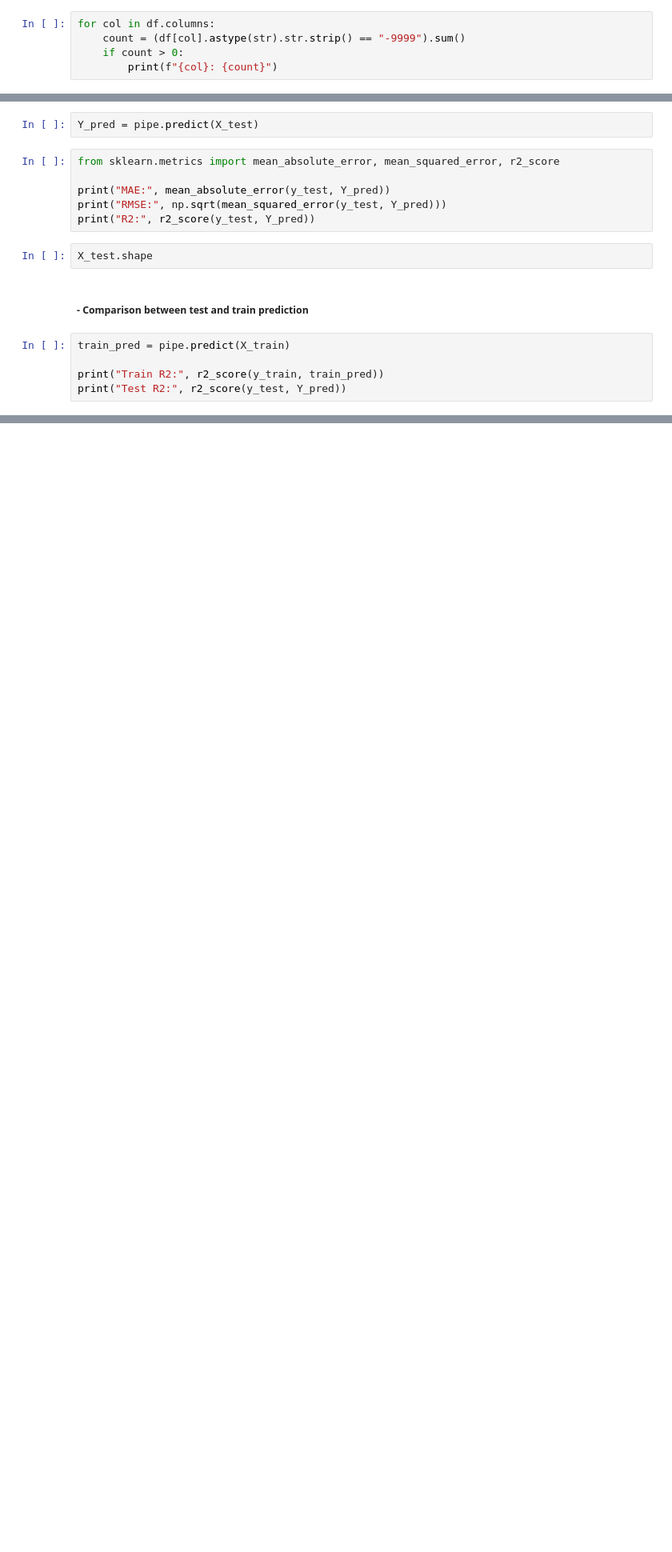
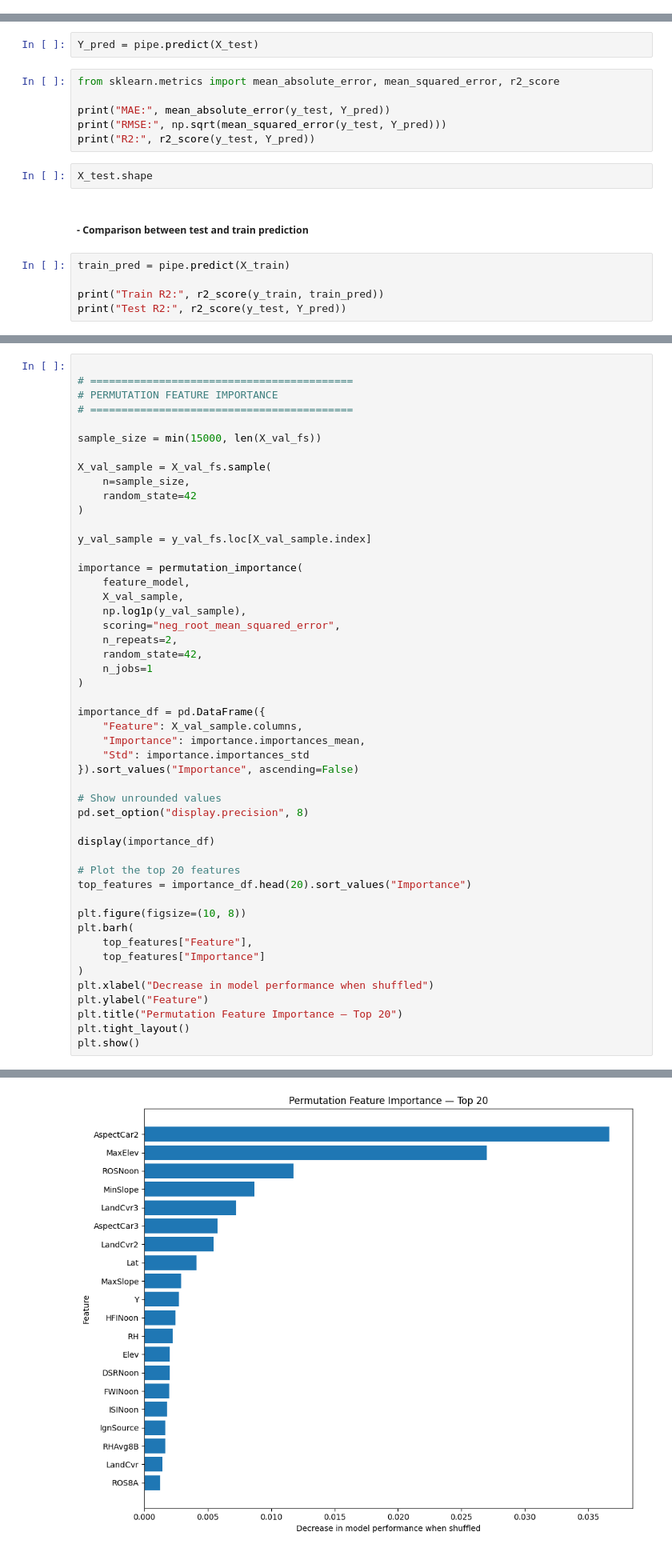
Before and after one commit to simran2104/wildfire-potential-prediction-at-ignition, a Jupyter notebook: wildfire-potential-prediction.ipynb, the cells around one changed output, grey strips where cells are left out. Shown at 80% size. Drawn from its saved outputs; the diff is of its cells as text; blank space fills up the shorter version.

```diff
--- a/wildfire-potential-prediction.ipynb
+++ b/wildfire-potential-prediction.ipynb
@@ -1213,5 +691,0 @@ Name: count, dtype: int64
-# %%
-for col in df.columns:
-    count = (df[col].astype(str).str.strip() == "-9999").sum()
-    if count > 0:
-        print(f"{col}: {count}")
@@ -1819,0 +1276,50 @@ print("Test R2:", r2_score(y_test, Y_pred))
+# %%
+
+# ==========================================
+# PERMUTATION FEATURE IMPORTANCE
+# ==========================================
+
+sample_size = min(15000, len(X_val_fs))
+
+X_val_sample = X_val_fs.sample(
+    n=sample_size,
+    random_state=42
+)
+
+y_val_sample = y_val_fs.loc[X_val_sample.index]
+
+importance = permutation_importance(
+    feature_model,
+    X_val_sample,
+    np.log1p(y_val_sample),
+    scoring="neg_root_mean_squared_error",
+    n_repeats=2,
+    random_state=42,
+    n_jobs=1
+)
+
+importance_df = pd.DataFrame({
+    "Feature": X_val_sample.columns,
+    "Importance": importance.importances_mean,
+    "Std": importance.importances_std
+}).sort_values("Importance", ascending=False)
+
+# Show unrounded values
+pd.set_option("display.precision", 8)
+
+display(importance_df)
+
+# Plot the top 20 features
+top_features = importance_df.head(20).sort_values("Importance")
+
+plt.figure(figsize=(10, 8))
+plt.barh(
+    top_features["Feature"],
+    top_features["Importance"]
+)
+plt.xlabel("Decrease in model performance when shuffled")
+plt.ylabel("Feature")
+plt.title("Permutation Feature Importance — Top 20")
+plt.tight_layout()
+plt.show()
+# %% [output]
@@ -1819,0 +1339 @@ print("Test R2:", r2_score(y_test, Y_pred))
+[figure, added]
```
Also changed, not shown: parts of 64 cells of this notebook.
